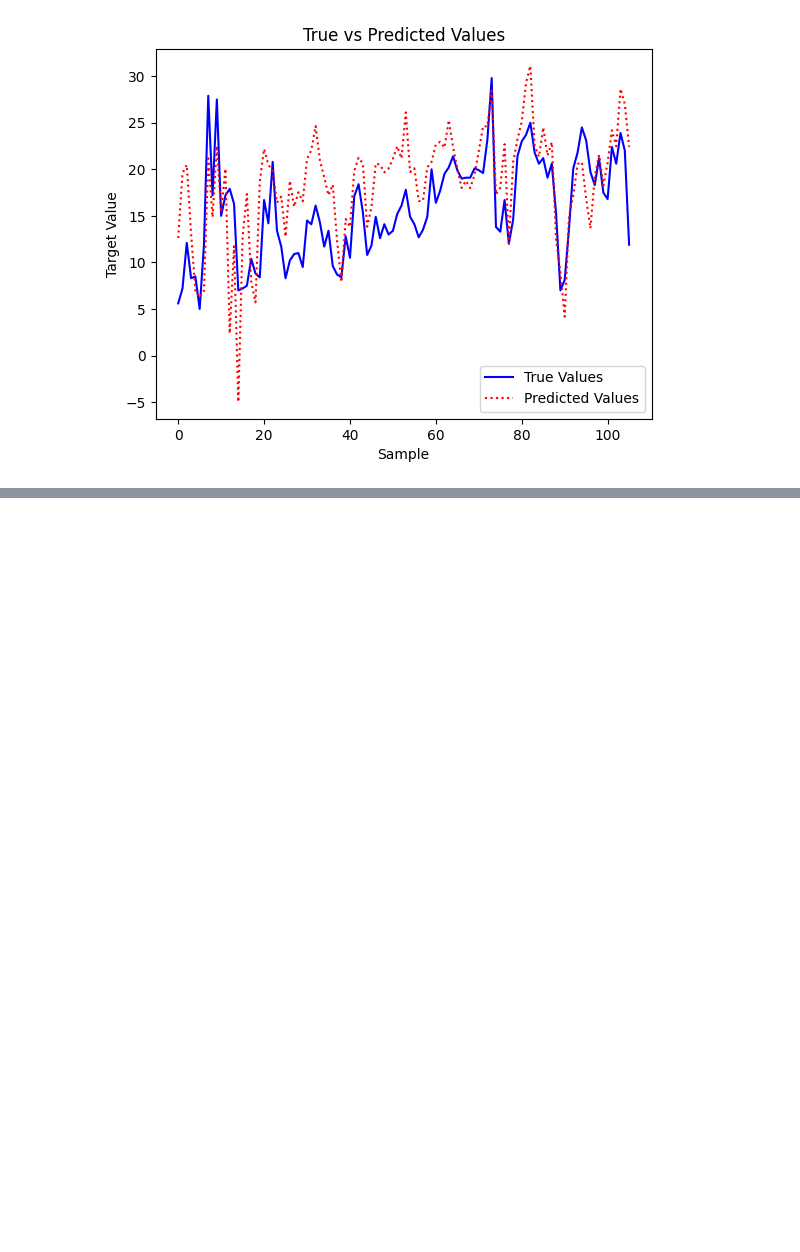
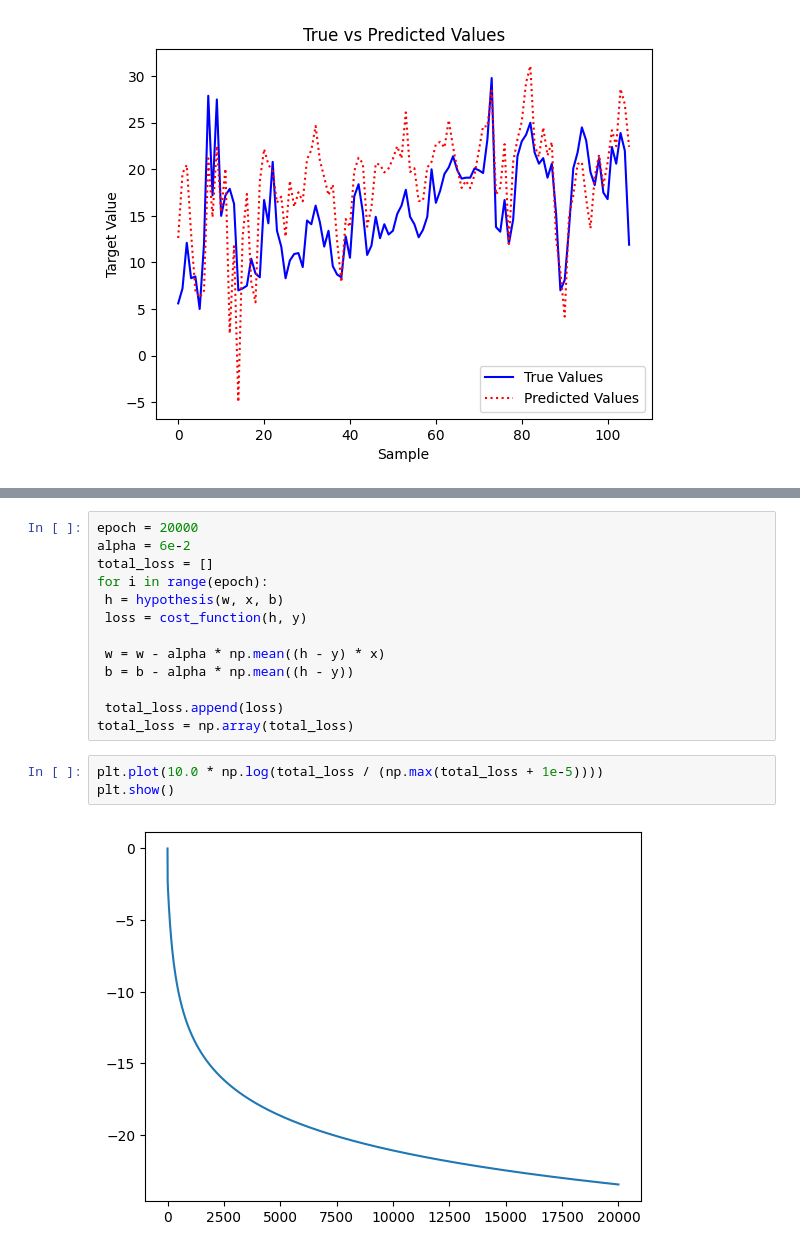
Before and after one commit to mmm4707/machine_learning, a Jupyter notebook: Untitled0.ipynb, the cells around one changed output, grey strips where cells are left out. Saved outputs shown, nothing was run; the diff lists cells and outputs as text; blank space fills up the shorter version.

```diff
--- a/Untitled0.ipynb
+++ b/Untitled0.ipynb
@@ -1089,0 +1127,18 @@ Test Loss: 28.337114986906382
+# %%
+epoch = 20000
+alpha = 6e-2
+total_loss = []
+for i in range(epoch):
+ h = hypothesis(w, x, b)
+ loss = cost_function(h, y)
+
+ w = w - alpha * np.mean((h - y) * x)
+ b = b - alpha * np.mean((h - y))
+
+ total_loss.append(loss)
+total_loss = np.array(total_loss)
+# %%
+plt.plot(10.0 * np.log(total_loss / (np.max(total_loss + 1e-5))))
+plt.show()
+# %% [output]
+[figure, added]
```
Also changed, not shown: parts of 25 cells of this notebook.
